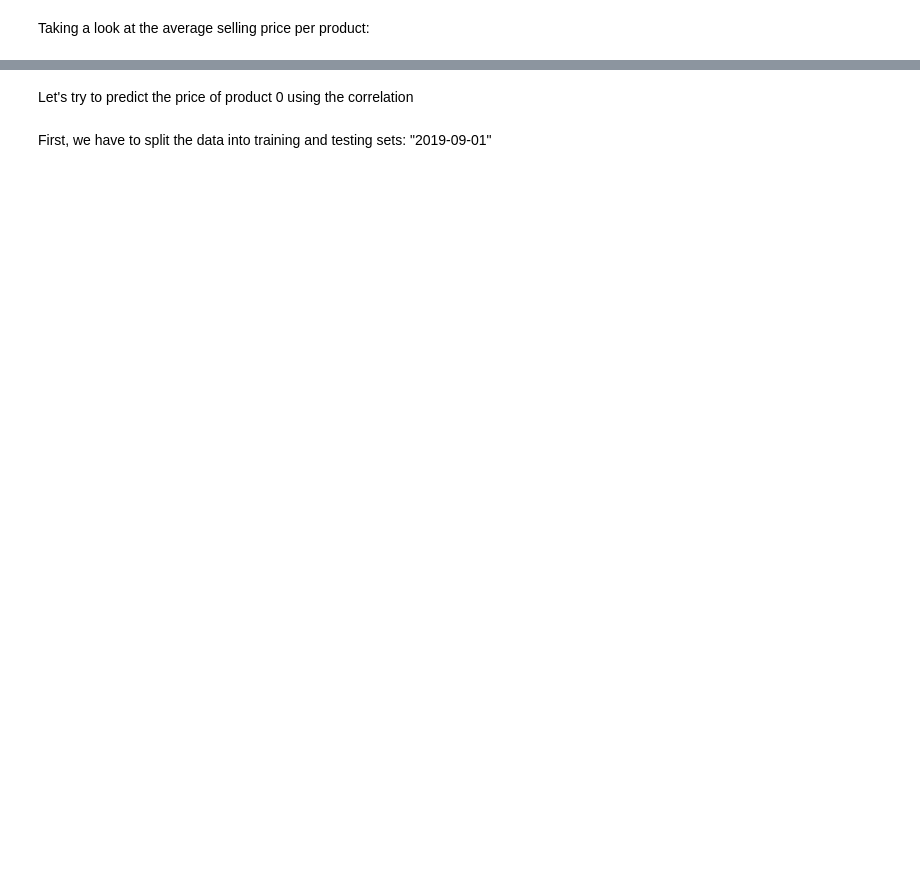
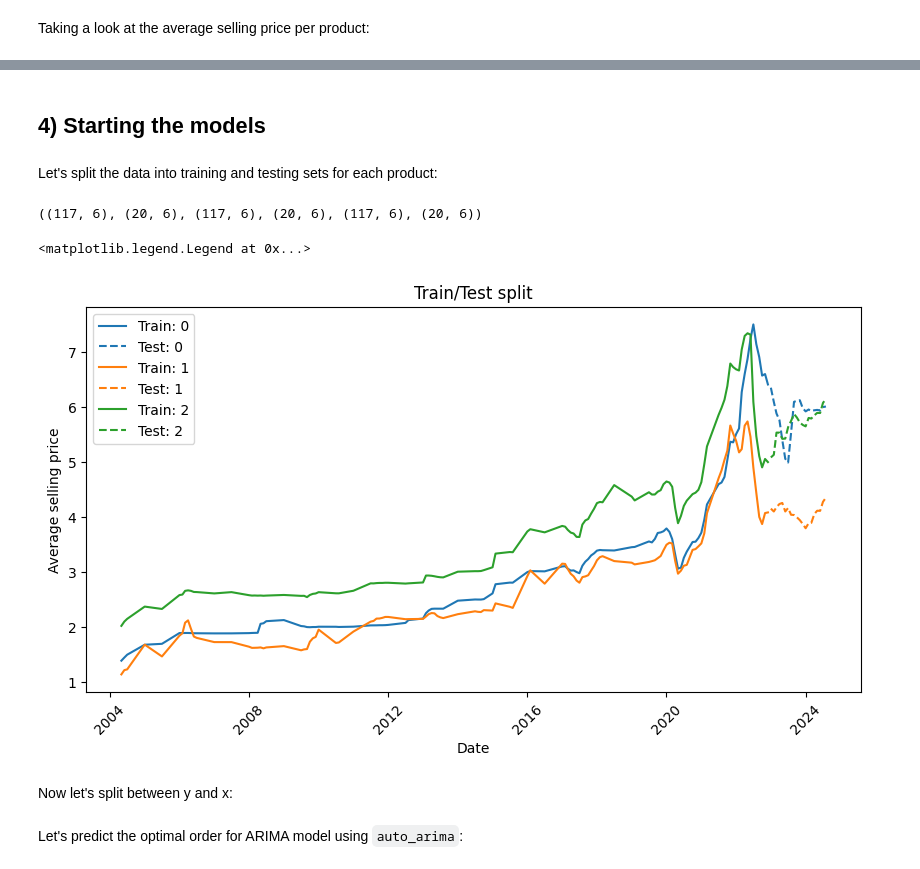
Before and after one commit to natalidesanti/predicting_price_oil_gas, a Jupyter notebook: predicting_oil_gas_price.ipynb, the cells around one changed output, grey strips where cells are left out. Drawn from its saved outputs; the diff is of its cells as text; code cells hidden in the pictures; blank space fills up the shorter version.

```diff
--- a/predicting_oil_gas_price.ipynb
+++ b/predicting_oil_gas_price.ipynb
@@ -420,0 +392,39 @@ plt.legend()
+# %% [markdown]
+## 4) Starting the models
+# %% [markdown]
+Let's split the data into training and testing sets for each product:
+# %%
+train_0 = df_0[df_0.index < pd.to_datetime("2023-01-01", format='%Y-%m-%d')]
+test_0 = df_0[df_0.index > pd.to_datetime("2022-12-01", format='%Y-%m-%d')]
+
+train_1 = df_1[df_1.index < pd.to_datetime("2023-01-01", format='%Y-%m-%d')]
+test_1 = df_1[df_1.index > pd.to_datetime("2022-12-01", format='%Y-%m-%d')]
+
+train_2 = df_2[df_2.index < pd.to_datetime("2023-01-01", format='%Y-%m-%d')]
+test_2 = df_2[df_2.index > pd.to_datetime("2022-12-01", format='%Y-%m-%d')]
+# %%
+train_0.shape, test_0.shape, train_1.shape, test_1.shape, train_2.shape, test_2.shape
+# %% [output]
+((117, 6), (20, 6), (117, 6), (20, 6), (117, 6), (20, 6))
+# %%
+plt.figure(dpi = 100, figsize = (10, 5))
+
+plt.plot(train_0['avg_preco_venda'], color = "C0", label = 'Train: 0')
+plt.plot(test_0['avg_preco_venda'], color = "C0", ls = '--', label = 'Test: 0')
+
+plt.plot(train_1['avg_preco_venda'], color = "C1", label = 'Train: 1')
+plt.plot(test_1['avg_preco_venda'], color = "C1", ls = '--', label = 'Test: 1')
+
+plt.plot(train_2['avg_preco_venda'], color = "C2", label = 'Train: 2')
+plt.plot(test_2['avg_preco_venda'], color = "C2", ls = '--', label = 'Test: 2')
+
+plt.ylabel('Average selling price')
+plt.xlabel('Date')
+plt.xticks(rotation = 45)
+plt.title("Train/Test split")
+plt.legend()
+# %% [output]
+<matplotlib.legend.Legend at 0x...>
+[figure, added]
+# %% [markdown]
+Now let's split between y and x:
@@ -421,4 +459,2 @@ plt.legend()
 # %% [markdown]
-Let's try to predict the price of product 0 using the correlation
+Let's predict the optimal order for ARIMA model using `auto_arima`:
-# %% [markdown]
-First, we have to split the data into training and testing sets: "2019-09-01"
```
Also changed, not shown: parts of 64 cells of this notebook.
